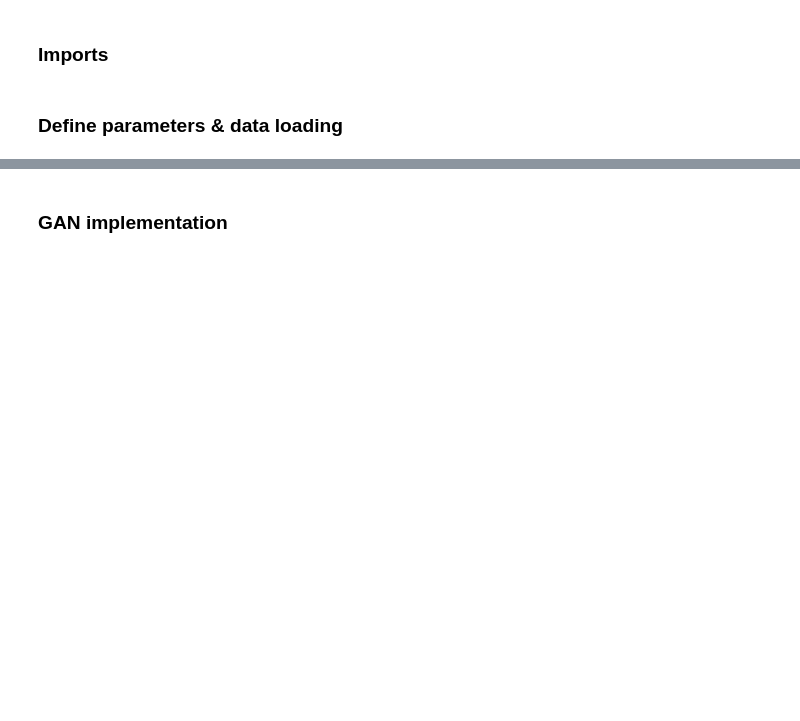
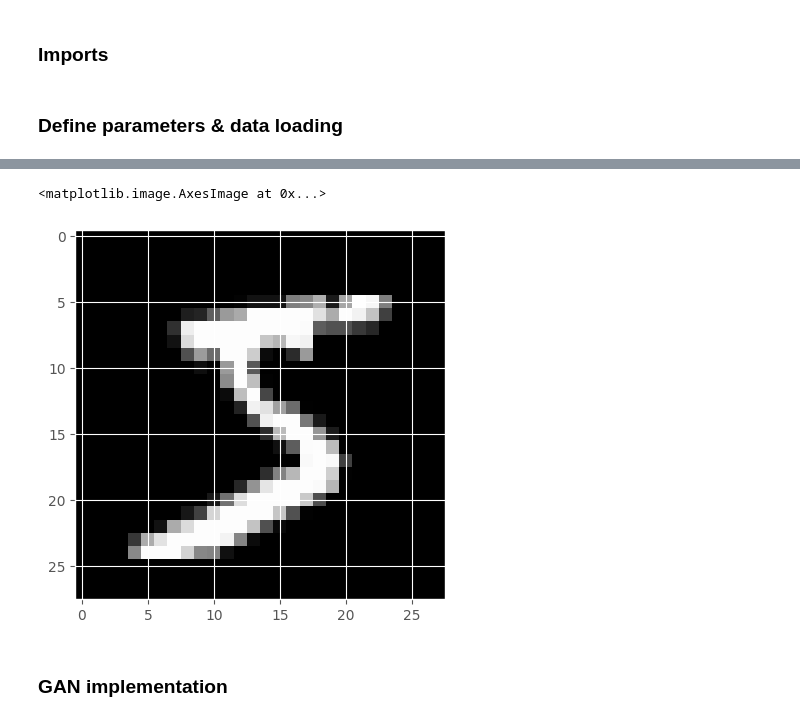
Before and after one commit to djzhendogg/Generative-Models-2025-ITMO, a Jupyter notebook: Assignment 2/2_gan_dcgan.ipynb, the cells around one changed output, grey strips where cells are left out. Cells and saved outputs as stored; diff of their text form; code cells hidden in the pictures; blank space fills up the shorter version.

```diff
--- a/Assignment 2/2_gan_dcgan.ipynb
+++ b/Assignment 2/2_gan_dcgan.ipynb
@@ -96,5 +107,6 @@ plt.hist(img[:, 5:15, 5:15].flatten(), bins=15)
 # %%
 # denormalization image from range (-1)-1 to range 0-1 to display it
 def denorm(x):
+    return x.add(1).div(2).clamp(0, 1)
 # %%
 # show image sample with matplotlib
@@ -102,0 +118,5 @@ def denorm(x):
+# %%
+plt.imshow(denorm(img)[0], cmap='gray')
+# %% [output]
+<matplotlib.image.AxesImage at 0x...>
+[figure, added]
```
Also changed, not shown: parts of 13 cells of this notebook.
